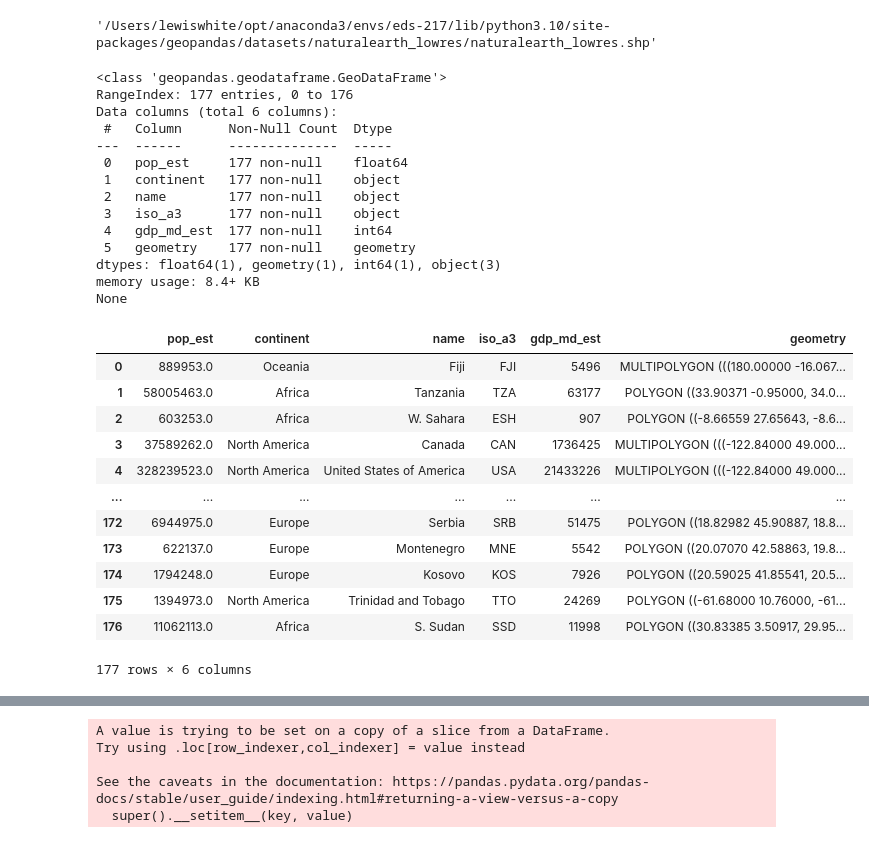
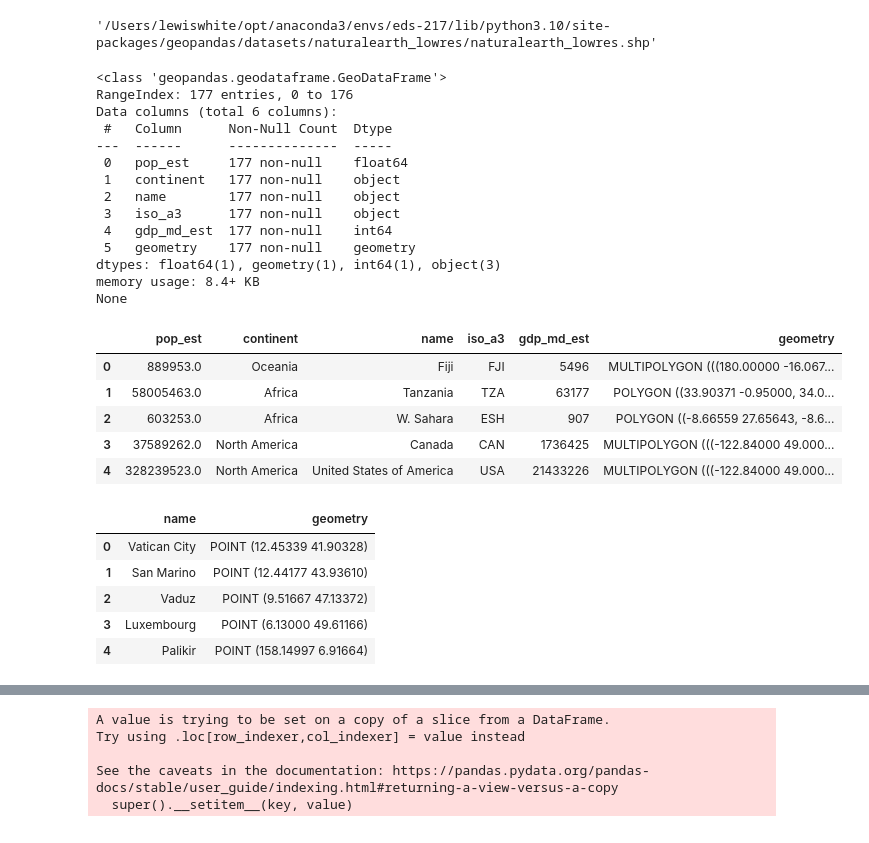
Before and after one commit to ruthe808/eds217-GeoPandas, a Jupyter notebook: GeoPandas.ipynb, the cells around one changed output, grey strips where cells are left out. Saved outputs shown, nothing was run; the diff lists cells and outputs as text; code cells hidden in the pictures.

```diff
--- a/GeoPandas.ipynb
+++ b/GeoPandas.ipynb
@@ -76,37 +88,43 @@ geopandas.datasets.get_path('naturalearth_lowres')
 # %%
 # Opens the map as a GeoDataFrame
 world = geopandas.read_file(geopandas.datasets.get_path('naturalearth_lowres'))
 
 #Exploring the dataset
-
 print(world.info())
 
-world
+# Within spatial datasets, we can store more information than just spatial data. These other variables are called attributes.
+world.head()
 # %% [output]
 <class 'geopandas.geodataframe.GeoDataFrame'>
 RangeIndex: 177 entries, 0 to 176
 Data columns (total 6 columns):
  #   Column      Non-Null Count  Dtype
 ---  ------      --------------  -----
  0   pop_est     177 non-null    float64
  1   continent   177 non-null    object
  2   name        177 non-null    object
  3   iso_a3      177 non-null    object
  4   gdp_md_est  177 non-null    int64
  5   geometry    177 non-null    geometry
 dtypes: float64(1), geometry(1), int64(1), object(3)
 memory usage: 8.4+ KB
 None
 |  | pop_est | continent | name | iso_a3 | gdp_md_est | geometry |
 | 0 | 889953.0 | Oceania | Fiji | FJI | 5496 | MULTIPOLYGON (((180.00000 -16.067... |
 | 1 | 58005463.0 | Africa | Tanzania | TZA | 63177 | POLYGON ((33.90371 -0.95000, 34.0... |
 | 2 | 603253.0 | Africa | W. Sahara | ESH | 907 | POLYGON ((-8.66559 27.65643, -8.6... |
 | 3 | 37589262.0 | North America | Canada | CAN | 1736425 | MULTIPOLYGON (((-122.84000 49.000... |
 | 4 | 328239523.0 | North America | United States of America | USA | 21433226 | MULTIPOLYGON (((-122.84000 49.000... |
-| ... | ... | ... | ... | ... | ... | ... |
-| 172 | 6944975.0 | Europe | Serbia | SRB | 51475 | POLYGON ((18.82982 45.90887, 18.8... |
-| 173 | 622137.0 | Europe | Montenegro | MNE | 5542 | POLYGON ((20.07070 42.58863, 19.8... |
-| 174 | 1794248.0 | Europe | Kosovo | KOS | 7926 | POLYGON ((20.59025 41.85541, 20.5... |
-| 175 | 1394973.0 | North America | Trinidad and Tobago | TTO | 24269 | POLYGON ((-61.68000 10.76000, -61... |
-| 176 | 11062113.0 | Africa | S. Sudan | SSD | 11998 | POLYGON ((30.83385 3.50917, 29.95... |
-177 rows × 6 columns
+# %%
+# Opening map as a dataframe
+cities = geopandas.read_file(geopandas.datasets.get_path('naturalearth_cities'))
+
+# Check out the cities and the geometry type!
+cities.head()
+# %% [output]
+|  | name | geometry |
+| 0 | Vatican City | POINT (12.45339 41.90328) |
+| 1 | San Marino | POINT (12.44177 43.93610) |
+| 2 | Vaduz | POINT (9.51667 47.13372) |
+| 3 | Luxembourg | POINT (6.13000 49.61166) |
+| 4 | Palikir | POINT (158.14997 6.91664) |
```
Also changed, not shown: parts of 10 cells of this notebook.
